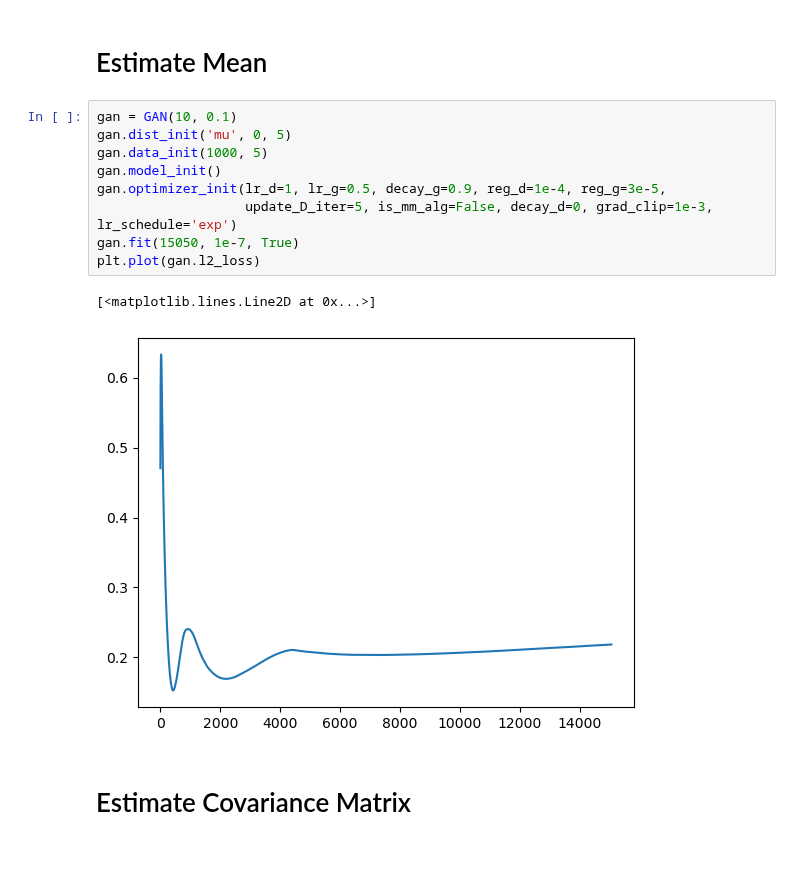
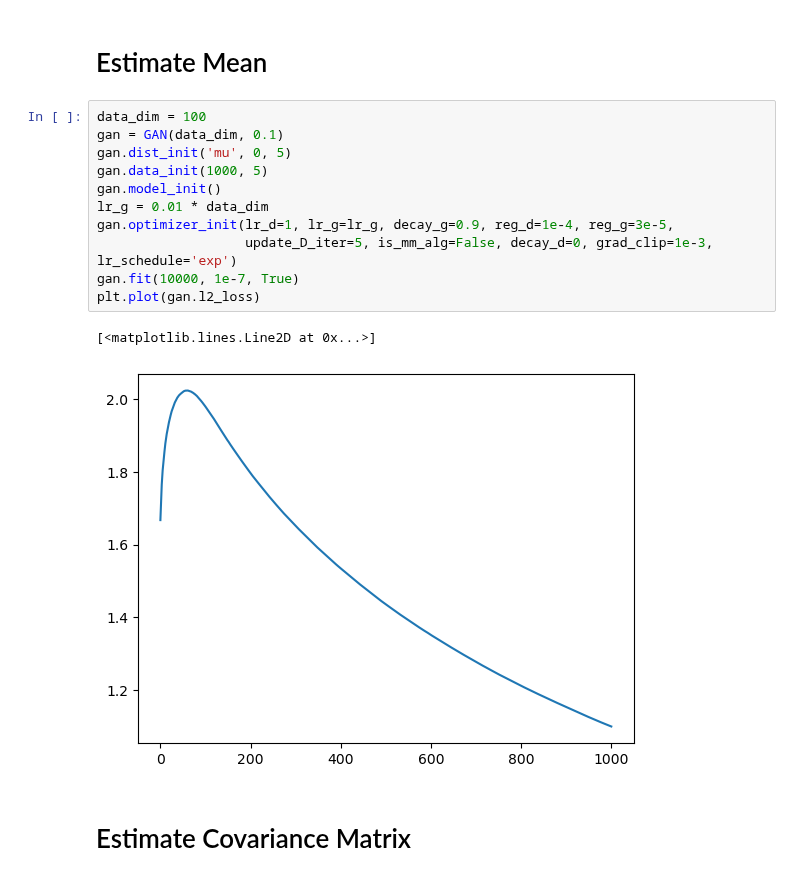
Before and after one commit to monarsan/robust-GAN, a Jupyter notebook: demo.ipynb, the cells around one changed output. Saved outputs shown, nothing was run; the diff lists cells and outputs as text.

```diff
--- a/demo.ipynb
+++ b/demo.ipynb
@@ -6,17 +6,19 @@ import seaborn as sns
 # %% [markdown]
 # Estimate Mean
 # %%
-gan = GAN(10, 0.1)
+data_dim = 100
+gan = GAN(data_dim, 0.1)
 gan.dist_init('mu', 0, 5)
 gan.data_init(1000, 5)
 gan.model_init()
-gan.optimizer_init(lr_d=1, lr_g=0.5, decay_g=0.9, reg_d=1e-4, reg_g=3e-5,
+lr_g = 0.01 * data_dim
+gan.optimizer_init(lr_d=1, lr_g=lr_g, decay_g=0.9, reg_d=1e-4, reg_g=3e-5,
                    update_D_iter=5, is_mm_alg=False, decay_d=0, grad_clip=1e-3, lr_schedule='exp')
-gan.fit(15050, 1e-7, True)
+gan.fit(10000, 1e-7, True)
 plt.plot(gan.l2_loss)
 # %% [output]
 [<matplotlib.lines.Line2D at 0x...>]
-[figure, old version]
+[figure, new version]
 # %% [markdown]
 # Estimate Covariance Matrix
 # %%
```
Also changed, not shown: parts of 1 cell of this notebook.
